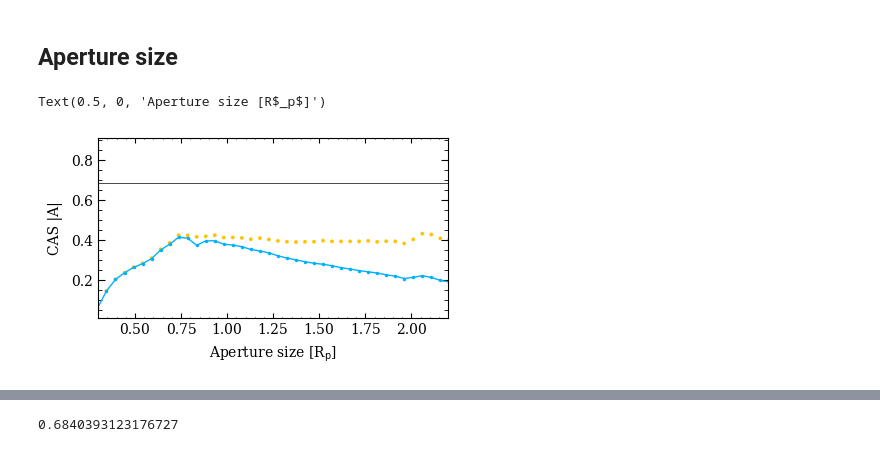
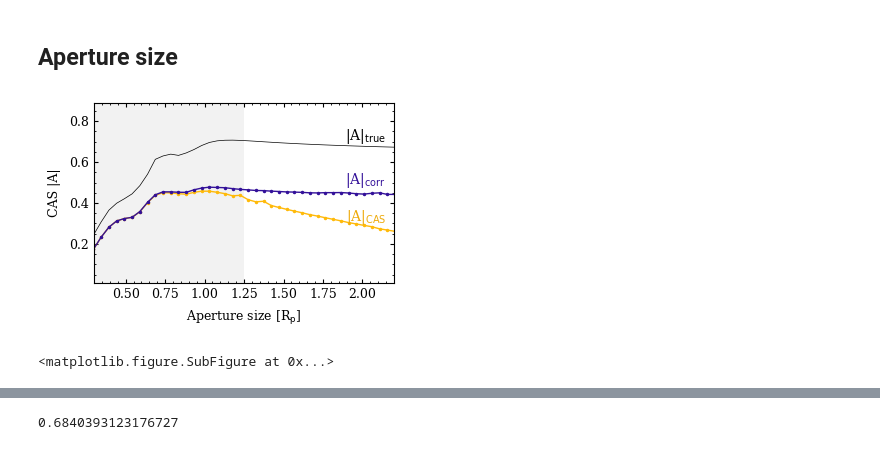
Before and after one commit to astro-nova/asymmetry, a Jupyter notebook: 10 Asymmetry Series - Final.ipynb, the cells around one changed output, grey strips where cells are left out. Cells and saved outputs as stored; diff of their text form; code cells hidden in the pictures.

```diff
--- a/10 Asymmetry Series - Final.ipynb
+++ b/10 Asymmetry Series - Final.ipynb
@@ -45,7 +45,7 @@ plt.rcParams['xtick.minor.size'] = 1
 We use a single galaxy for all the plots here, generated with the same set of parameters.
 # %%
 gal_params = get_galaxy_rng_vals(1, seed=seed)[0]
-gal_params['mag'] = 14.5
+gal_params['mag'] = 14
 
 ##### Generate the perfect galaxy image at desired pixelscale
 # Generate galaxy model. r_pet is in ARCSEC.
@@ -288,7 +288,7 @@ sky_mags_df = pd.DataFrame(dicts)
 # %% [markdown]
 ### CAS asymmetry
 # %%
-plt.rcParams['font.size'] = 10
-plt.rcParams['xtick.minor.size'] = 1.5
-plt.rcParams['ytick.minor.size'] = 1.5
+# plt.rcParams['font.size'] = 10
+# plt.rcParams['xtick.minor.size'] = 1.5
+# plt.rcParams['ytick.minor.size'] = 1.5
 # %%
@@ -640,45 +644,60 @@ def get_asymmetry_measurements(img_obs, pxscale, ap_frac=1.5):
 aps = np.linspace(0.1,2.5,50)
 n_sims = 1
 
-dicts = []
+# dicts = []
+atrue = []
 
 for apsize in tqdm(aps):
     for n in range(n_sims):
-        out = get_asymmetry_measurements(image_noisy, perfect_pxscale, apsize)
-        out['apsize'] = apsize
-        dicts.append(out)
 
-ap_size_df = pd.DataFrame(dicts)
+        sky = [2.5/apsize, 3/apsize]
+        a = get_asymmetry(image_perfect, apsize*r_pet/perfect_pxscale, a_type='cas', sky_type='annulus', bg_corr='residual', sky_annulus=sky)
+        atrue.append(a)
+        # out = get_asymmetry_measurements(image_noisy, perfect_pxscale, apsize)
+        # out['apsize'] = apsize
+        # dicts.append(out)
+
+# ap_size_df = pd.DataFrame(dicts)
+# %%
+atrue = [a[0] for a in atrue]
 # %%
-plt.figure(figsize=(3.5,1.8))
+plt.figure(figsize=(3,1.8))
 ax = plt.axes()
 
 jet = plt.get_cmap('jet')
 
 # Data points
-ax.plot(ap_size_df.apsize, ap_size_df.a_cas, '.-', color=jet(0.3), lw=1, ms=3)
-ax.scatter(ap_size_df.apsize, ap_size_df.a_cas_cor, color=jet(0.7), ls=':', s=30)
+ax.axvspan(0,1.25, color='k', alpha=0.05)
+ax.plot(aps, atrue, '-', color='k', lw=0.5, label=r'|A|$_{true}$')
+ax.plot(ap_size_df.apsize, ap_size_df.a_cas, '.-', color='#FFBA0A', lw=1, ms=3, label='CAS |A|')
+ax.plot(ap_size_df.apsize, ap_size_df.a_cas_cor, '.-', color='#319', lw=1, ms=3, label=r'|A|$_{corr}$')
 
 # # Median
 # qs = ap_size_df.groupby(by='apsize').quantile(q=[0.16, 0.5, 0.84])
 # ax.plot(aps, qs.xs(0.5, level=1).a_cas, color='C9')
 # ax.fill_between(aps, qs.xs(0.16, level=1).a_cas, qs.xs(0.84, level=1).a_cas, color='C9', alpha=0.2)
 # ax.plot(aps, qs.xs(0.5, level=1).a_cas_cor, color='C9')
 # ax.fill_between(aps, qs.xs(0.16, level=1).a_cas_cor, qs.xs(0.84, level=1).a_cas_cor, color='C9', alpha=0.2)
 
-ax.axhline(a_cas_real, color='k', lw=0.5)
+# ax.axhline(a_cas_real, color='k', lw=0.5)
 
 # Annotations
-ax.annotate('True |A|', xy=(0.19, a_cas_real+0.005), size=10, ha='left', va='bottom')
+ax.annotate(r'|A|$_{true}$', xy=(2.15, atrue[-1]+0.01), size=10, ha='right', va='bottom')
+ax.annotate(r'|A|$_{corr}$', xy=(2.15, ap_size_df.iloc[-1].a_cas_cor+0.01), size=10, ha='right', va='bottom', color='#319')
+ax.annotate(r'|A|$_{CAS}$', xy=(2.15, ap_size_df.iloc[-1].a_cas+0.05), size=10, ha='right', va='bottom', color='#eeaa0A')
 
 
 # Limits
 ax.set_xlim(0.3, 2.2)
-ax.set_ylim(0.01, 0.91)
+ax.set_ylim(0.01, 0.89)
 ax.set_ylabel('CAS |A|')
 ax.set_xlabel(r'Aperture size [R$_p$]')
+# ax.legend(frameon=False, ncols=3)
 
-# plt.savefig('figures/paper/cas_a_px.pdf', bbox_inches='tight')
+plt.savefig('figures/paper/cas_a_apsize.pdf', bbox_inches='tight', pad_inches=0)
 # %% [output]
-Text(0.5, 0, 'Aperture size [R$_p$]')
-[figure, old version]
+[figure, new version]
+# %%
+subfigs[0]
+# %% [output]
+<matplotlib.figure.SubFigure at 0x...>
```
Also changed, not shown: parts of 5 cells of this notebook.
